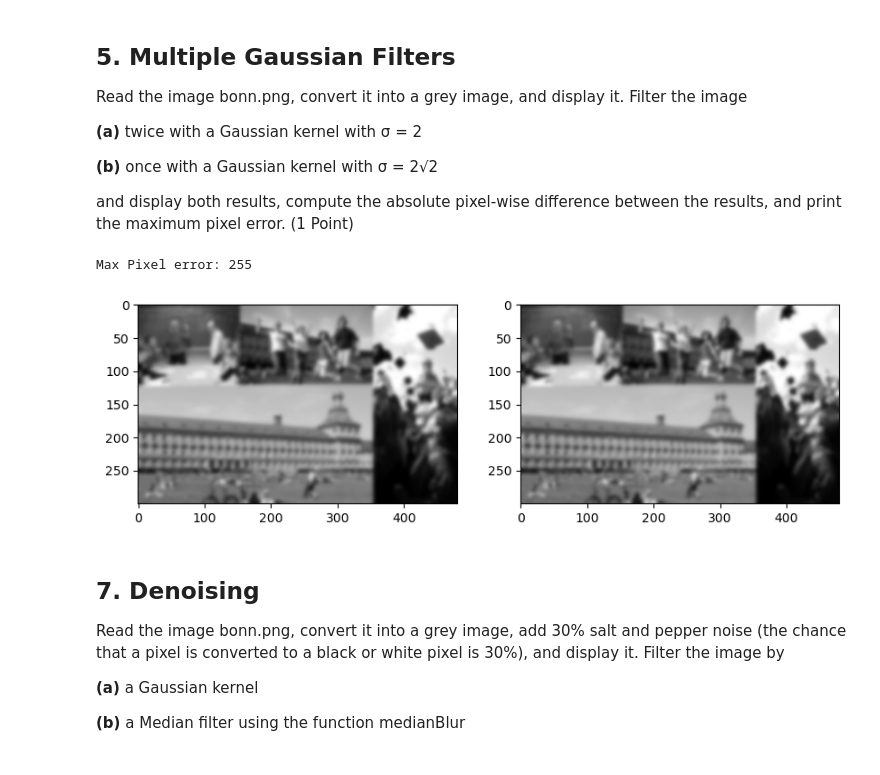
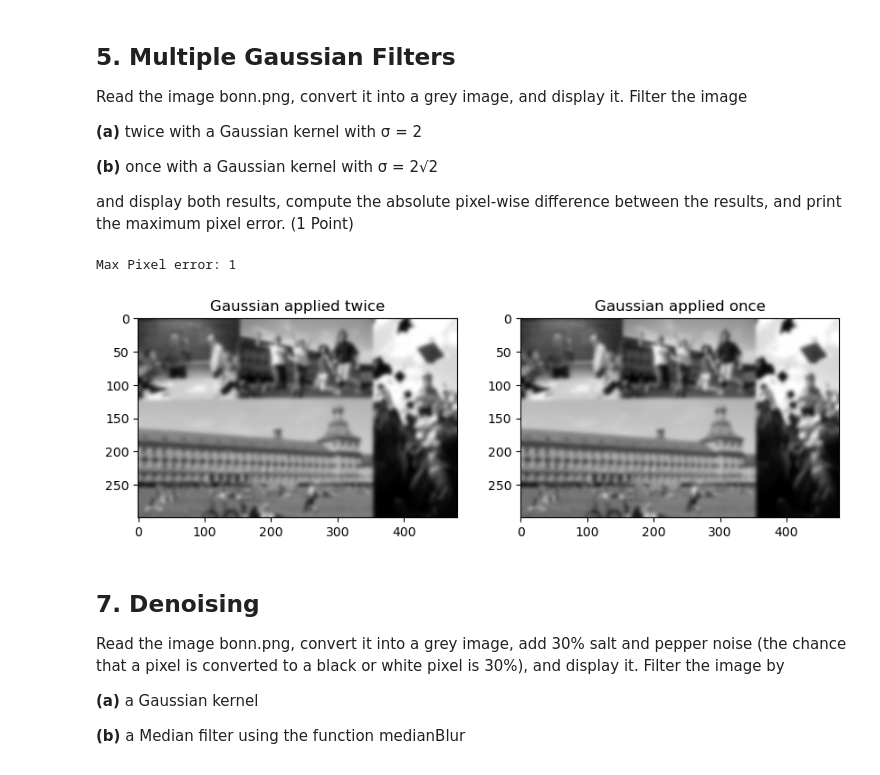
Before and after one commit to Patschwemm/CV_Course, a Jupyter notebook: Sheet01/sheet01.ipynb, the cells around one changed output. Saved outputs shown, nothing was run; the diff lists cells and outputs as text; code cells hidden in the pictures.

```diff
--- a/Sheet01/sheet01.ipynb
+++ b/Sheet01/sheet01.ipynb
@@ -216,28 +221,3 @@ Pairwise Difference between b) and c):  0.0035555555555555557
-# %%
-
-# ************************************************
-# ********************TASK4***********************
-def get_kernel(sigma):
-    # Your implementation of getGaussianKernel
-    pass
-
-
-def task4():
-    # Your implementation of Task4
-    pass
-# ************************************************
-# ********************TASK5***********************
-def task5():
-    # Your implementation of Task5
-    pass
-# ************************************************
-
-
-# ************************************************
-# ********************TASK8***********************
-def task8():
-    # Your implementation of task 8
-    pass
 # %% [markdown]
 ## 5. Multiple Gaussian Filters
 
@@ -252,30 +232,32 @@ and display both results, compute the absolute pixel-wise difference between the
 # %%
 def task5():
     # Your implementation of task 5
     img_gray = cv.cvtColor(img, cv.COLOR_BGR2GRAY)
 
     # a) apply gaussian twice
     sigma_a = 2
     gaussian_twice = cv.GaussianBlur(img_gray, ksize=[0, 0], sigmaX=sigma_a, sigmaY=sigma_a)
     gaussian_twice = cv.GaussianBlur(gaussian_twice, ksize=[0, 0], sigmaX=sigma_a, sigmaY=sigma_a)
 
     # b) gaussian once
     sigma_b = 2 * np.sqrt(2)
     gaussian_once = cv.GaussianBlur(img_gray, ksize=[0, 0], sigmaX=sigma_b, sigmaY=sigma_b)
 
-    pixel_difference = np.abs(gaussian_twice - gaussian_once)
+    pixel_difference = np.abs(gaussian_twice.astype(int) - gaussian_once.astype(int))
     max_pixel_error = pixel_difference.max()
 
     _, (ax1, ax2) = plt.subplots(1, 2, figsize=(10,10))
     ax1.imshow(gaussian_twice, cmap="gray")
-    ax2.imshow(gaussian_twice, cmap="gray")
+    ax1.set_title("Gaussian applied twice")
+    ax2.imshow(gaussian_once, cmap="gray")
+    ax2.set_title("Gaussian applied once")
     print("Max Pixel error:", max_pixel_error)
 
 
 task5()
 # %% [output]
-Max Pixel error: 255
+Max Pixel error: 1
-[figure, old version]
+[figure, new version]
 # %% [markdown]
 ## 7. Denoising
 
```
Also changed, not shown: parts of 7 cells of this notebook, 1 other file.
